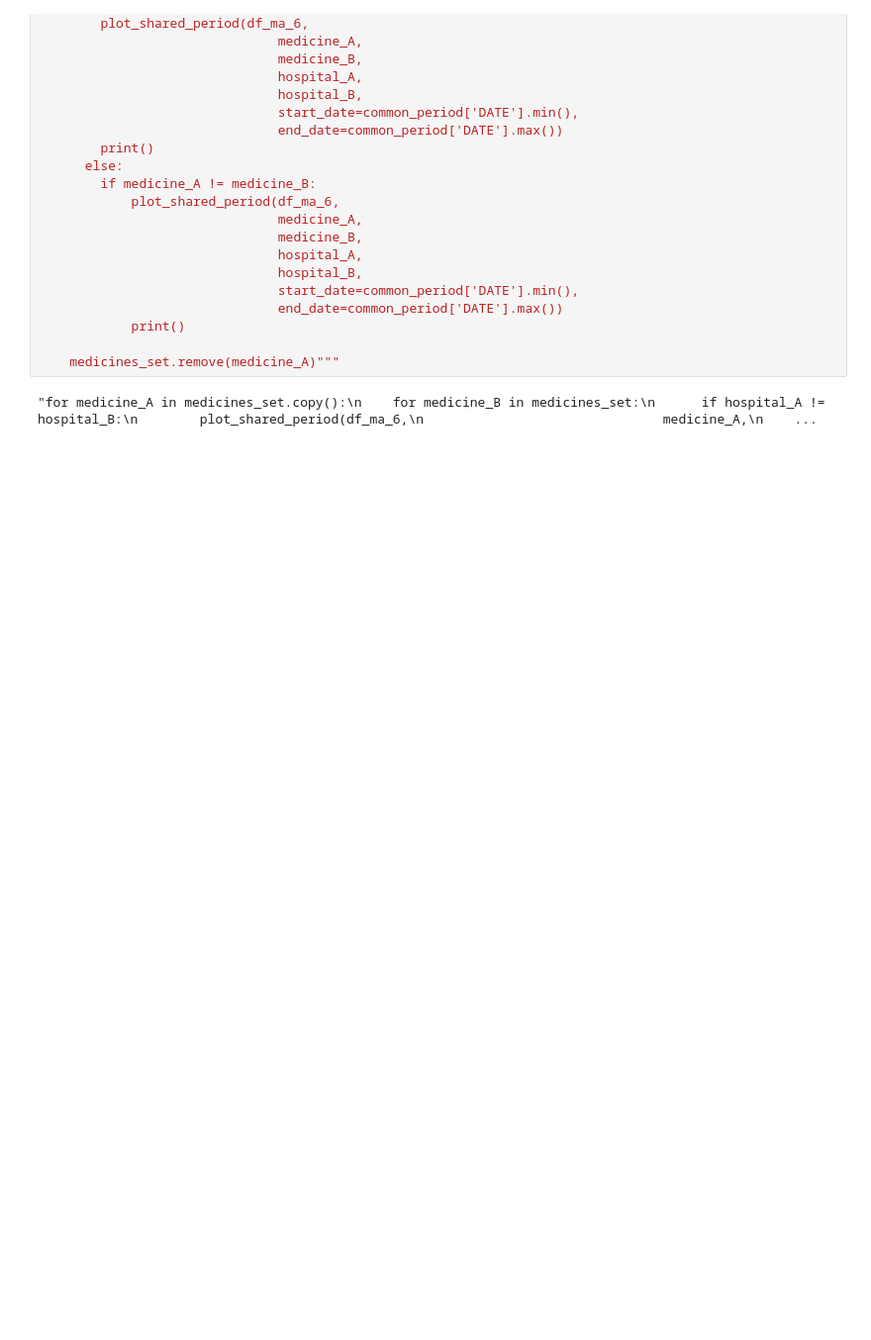
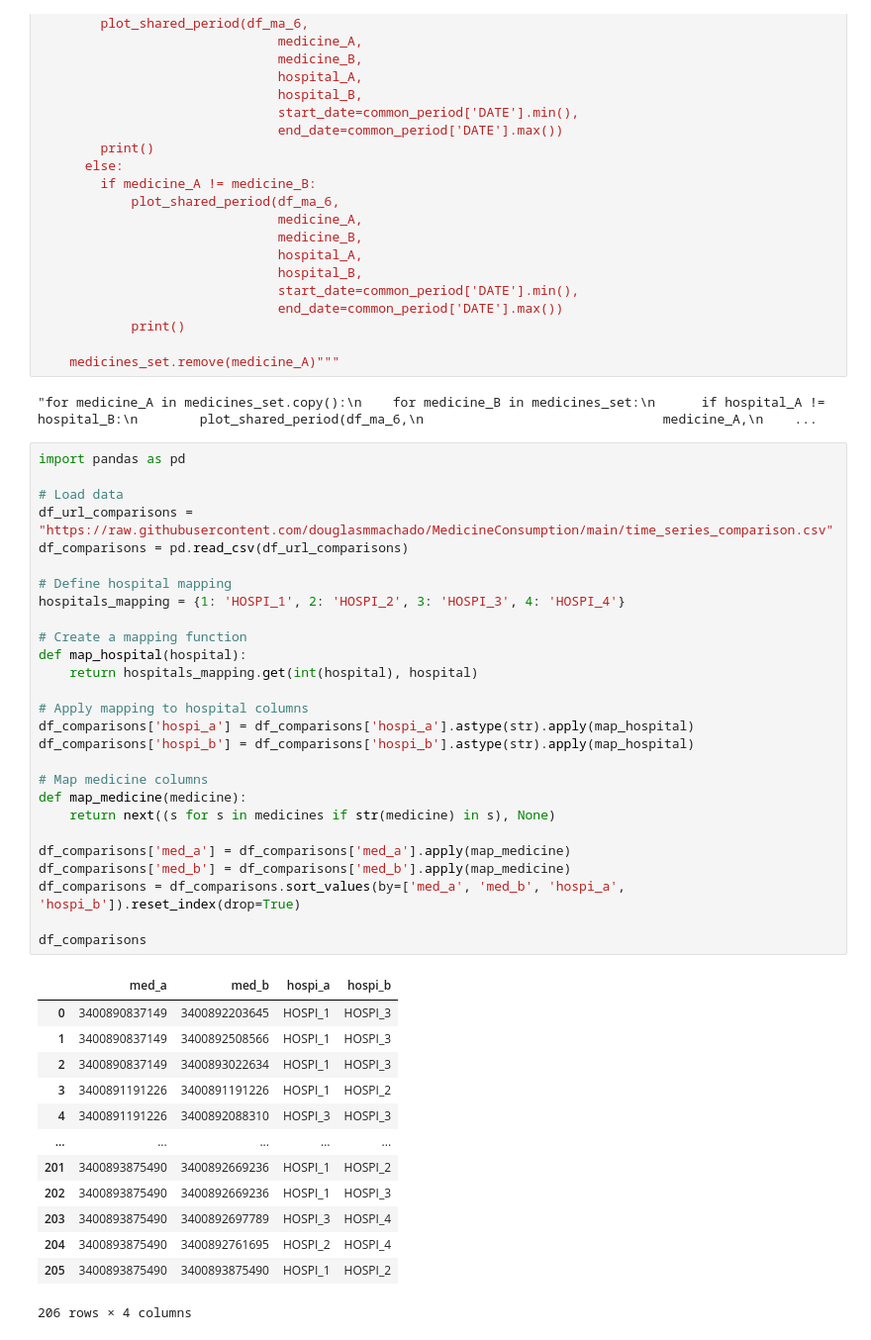
Before and after one commit to douglasmmachado/MedicineConsumption, a Jupyter notebook: notebooks/causal_method/unified_approach/tests.ipynb, the cells around one changed output. Shown at 99% size. Drawn from its saved outputs; the diff is of its cells as text; blank space fills up the shorter version.

```diff
--- a/notebooks/causal_method/unified_approach/tests.ipynb
+++ b/notebooks/causal_method/unified_approach/tests.ipynb
@@ -647,3 +647,44 @@ hospital_B = 'HOSPI_4'
     medicines_set.remove(medicine_A)"""
 # %% [output]
 "for medicine_A in medicines_set.copy():\n    for medicine_B in medicines_set:\n      if hospital_A != hospital_B:\n        plot_shared_period(df_ma_6,\n                               medicine_A,\n    ...
+# %%
+import pandas as pd
+
+# Load data
+df_url_comparisons = "https://raw.githubusercontent.com/douglasmmachado/MedicineConsumption/main/time_series_comparison.csv"
+df_comparisons = pd.read_csv(df_url_comparisons)
+
+# Define hospital mapping
+hospitals_mapping = {1: 'HOSPI_1', 2: 'HOSPI_2', 3: 'HOSPI_3', 4: 'HOSPI_4'}
+
+# Create a mapping function
+def map_hospital(hospital):
+    return hospitals_mapping.get(int(hospital), hospital)
+
+# Apply mapping to hospital columns
+df_comparisons['hospi_a'] = df_comparisons['hospi_a'].astype(str).apply(map_hospital)
+df_comparisons['hospi_b'] = df_comparisons['hospi_b'].astype(str).apply(map_hospital)
+
+# Map medicine columns
+def map_medicine(medicine):
+    return next((s for s in medicines if str(medicine) in s), None)
+
+df_comparisons['med_a'] = df_comparisons['med_a'].apply(map_medicine)
+df_comparisons['med_b'] = df_comparisons['med_b'].apply(map_medicine)
+df_comparisons = df_comparisons.sort_values(by=['med_a', 'med_b', 'hospi_a', 'hospi_b']).reset_index(drop=True)
+
+df_comparisons
+# %% [output]
+|  | med_a | med_b | hospi_a | hospi_b |
+| 0 | 3400890837149 | 3400892203645 | HOSPI_1 | HOSPI_3 |
+| 1 | 3400890837149 | 3400892508566 | HOSPI_1 | HOSPI_3 |
+| 2 | 3400890837149 | 3400893022634 | HOSPI_1 | HOSPI_3 |
+| 3 | 3400891191226 | 3400891191226 | HOSPI_1 | HOSPI_2 |
+| 4 | 3400891191226 | 3400892088310 | HOSPI_3 | HOSPI_3 |
+| ... | ... | ... | ... | ... |
+| 201 | 3400893875490 | 3400892669236 | HOSPI_1 | HOSPI_2 |
+| 202 | 3400893875490 | 3400892669236 | HOSPI_1 | HOSPI_3 |
+| 203 | 3400893875490 | 3400892697789 | HOSPI_3 | HOSPI_4 |
+| 204 | 3400893875490 | 3400892761695 | HOSPI_2 | HOSPI_4 |
+| 205 | 3400893875490 | 3400893875490 | HOSPI_1 | HOSPI_2 |
+206 rows × 4 columns
```
